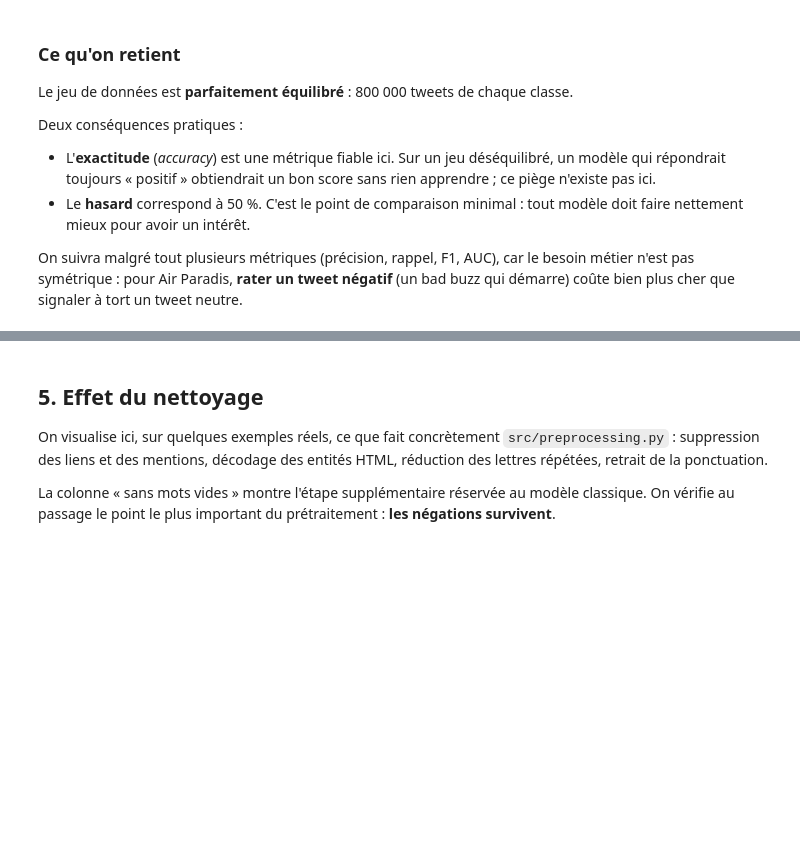
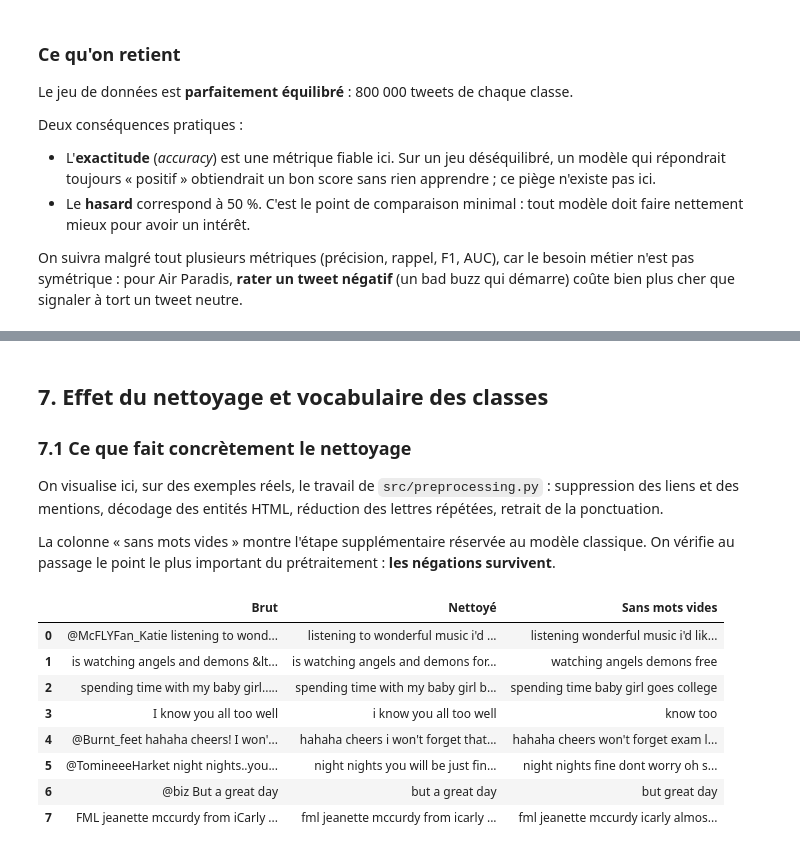
Before and after one commit to Dimitriwts/projet7-analyse-sentiments, a Jupyter notebook: notebooks/01_exploration_donnees.ipynb, the cells around one changed output, grey strips where cells are left out. Saved outputs shown, nothing was run; the diff lists cells and outputs as text; code cells hidden in the pictures; blank space fills up the shorter version.

```diff
--- a/notebooks/01_exploration_donnees.ipynb
+++ b/notebooks/01_exploration_donnees.ipynb
@@ -173,24 +322,34 @@ print(f"La valeur retenue couvre {couverture:.1%} des tweets sans troncature.")
 # %% [markdown]
-## 5. Effet du nettoyage
+## 7. Effet du nettoyage et vocabulaire des classes
 
-On visualise ici, sur quelques exemples réels, ce que fait concrètement
-`src/preprocessing.py` : suppression des liens et des mentions, décodage des entités HTML,
-réduction des lettres répétées, retrait de la ponctuation.
+### 7.1 Ce que fait concrètement le nettoyage
 
-La colonne « sans mots vides » montre l'étape supplémentaire réservée au modèle classique.
-On vérifie au passage le point le plus important du prétraitement : **les négations
-survivent**.
+On visualise ici, sur des exemples réels, le travail de `src/preprocessing.py` : suppression
+des liens et des mentions, décodage des entités HTML, réduction des lettres répétées, retrait
+de la ponctuation.
+
+La colonne « sans mots vides » montre l'étape supplémentaire réservée au modèle classique. On
+vérifie au passage le point le plus important du prétraitement : **les négations survivent**.
 # %%
-# Un échantillon reproductible de tweets, pour illustrer le nettoyage.
-exemples = donnees_brutes.sample(8, random_state=config.GRAINE_ALEATOIRE)
+exemples = echantillon.sample(8, random_state=config.GRAINE_ALEATOIRE)
 
 comparaison = pd.DataFrame({
     "Brut": exemples["texte"],
-    "Nettoyé": exemples["texte"].apply(nettoyer_tweet),
-    "Sans mots vides": exemples["texte"].apply(lambda t: retirer_mots_vides(nettoyer_tweet(t))),
+    "Nettoyé": exemples["texte_nettoye"],
+    "Sans mots vides": exemples["texte_nettoye"].apply(retirer_mots_vides),
 })
 
 comparaison.reset_index(drop=True)
+# %% [output]
+|  | Brut | Nettoyé | Sans mots vides |
+| 0 | @McFLYFan_Katie listening to wond... | listening to wonderful music i'd ... | listening wonderful music i'd lik... |
+| 1 | is watching angels and demons &lt... | is watching angels and demons for... | watching angels demons free |
+| 2 | spending time with my baby girl..... | spending time with my baby girl b... | spending time baby girl goes college |
+| 3 | I know you all too well | i know you all too well | know too |
+| 4 | @Burnt_feet hahaha cheers! I won'... | hahaha cheers i won't forget that... | hahaha cheers won't forget exam l... |
+| 5 | @TomineeeHarket night nights..you... | night nights you will be just fin... | night nights fine dont worry oh s... |
+| 6 | @biz But a great day | but a great day | but great day |
+| 7 | FML jeanette mccurdy from iCarly ... | fml jeanette mccurdy from icarly ... | fml jeanette mccurdy icarly almos... |
 # %%
 # Vérification ciblée du traitement de la négation.
 cas_de_test = [
```
Also changed, not shown: parts of 31 cells of this notebook, 3 other files.
